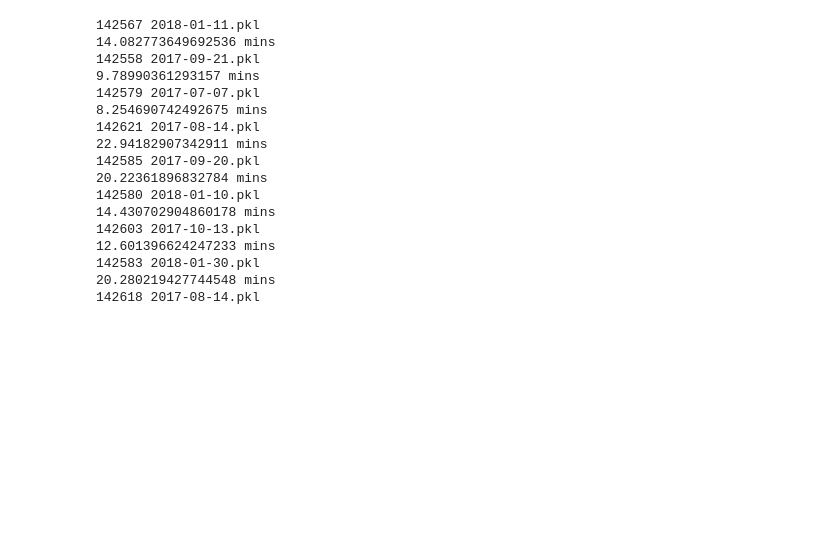
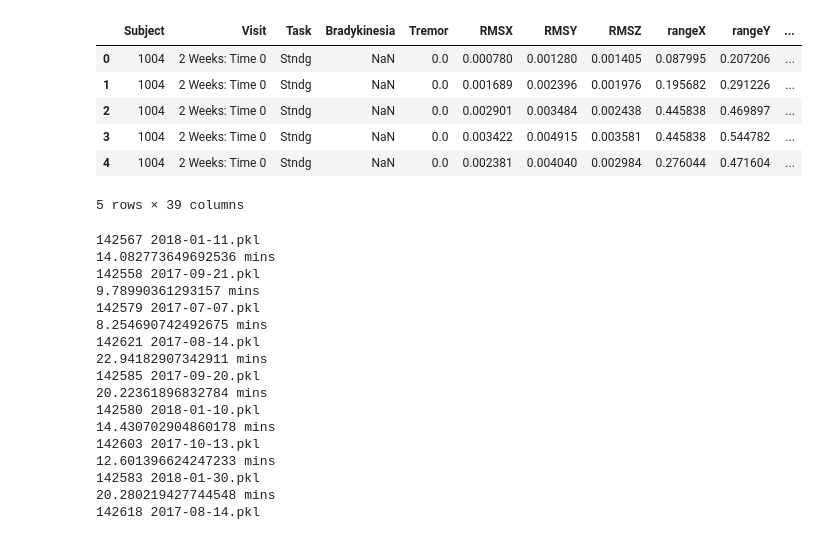
Before and after one commit to nshawen/CIS-PD_Curation, a Jupyter notebook: SmartWatchDataPreprocessor-Home Data.ipynb, the cells around one changed output. Saved outputs shown, nothing was run; the diff lists cells and outputs as text; code cells hidden in the pictures; blank space fills up the shorter version.

```diff
--- a/SmartWatchDataPreprocessor-Home Data.ipynb
+++ b/SmartWatchDataPreprocessor-Home Data.ipynb
@@ -47 +47,3 @@ mot_scores.loc[mot_scores['visit']=='1 Month','visit']='4 Weeks'
+# %%
+mot_scores = pd.read_excel('//FS2.smpp.local/RTO/CIS-PD Study/Scores/MotorTasks.xls')
 # %%
@@ -54,5 +67,5 @@ success_rates = []
 # %%
-def DataAggregator(subjDict,taskList_Abb,taskScores,sessionList,freq):
+def DataAggregator(subjDict,taskList_Abb,taskScores,sessionList):
 
     Data = pd.DataFrame()
 
@@ -74,11 +87,11 @@ def DataAggregator(subjDict,taskList_Abb,taskScores,sessionList,freq):
                 visit = sessionList[trial]
 
                 try:
-                    data = pd.read_csv('X:CIS-PD Study\\MJFF Curation\\TaskAcc\\' + str(subj) + '_' + str(trial) +
+                    data = pd.read_csv('//FS2.smpp.local//RTO//CIS-PD Study//MJFF Curation//TaskAcc//' + str(subj) + '_' + str(trial) +
                                       '_' + task + '.csv',parse_dates=['timestamp'])[['timestamp','x','y','z']]
 
                 except:
-                    #print('No data found for %s trial %d'%(task,trial))
+                    print('No data found for %s trial %d'%(task,trial))
                     continue
 
                 side = subjDict[subj]
@@ -92,9 +105,10 @@ def DataAggregator(subjDict,taskList_Abb,taskScores,sessionList,freq):
                 data['timestamp'] = (data.timestamp.values - data.timestamp.values[0]).astype('timedelta64[ms]').astype(int)
                 data = data.set_index('timestamp')
 
-                data = HPfilter(data)
+                data = filterdata(data,'highpass')
+#                 data = filterdata(data,'lowpass',cutoff=3)
 
-                clip_data = gen_clips_mc10(data,downsample=freq,basefreq=50)
+                clip_data = gen_clips(data)
 
                 for c in range(len(clip_data['data'])):
                     N = pd.DataFrame()
@@ -119,9 +133,6 @@ def DataAggregator(subjDict,taskList_Abb,taskScores,sessionList,freq):
     cols = ['Subject','Visit','Task','Bradykinesia','Tremor'] + featcols
     Data = Data[cols]
 
-    #if freq==50:
-        #numSamples.to_csv('Z:CIS-PD Study\\Watch Sample Lengths.csv')
-
     return Data
 
-    #Data.to_csv('Z:CIS-PD Study\\Smartwatch Data 50Hz.csv')
+    Data.to_csv('//FS2.smpp.local/RTO/CIS-PD Study\\Clinic WACC features\\FeaturesHP1subj.csv')
@@ -127,0 +160,2 @@ def DataAggregator(subjDict,taskList_Abb,taskScores,sessionList,freq):
+# %%
+Data=DataAggregator(subjDict,taskList_Abb,taskScores,sessionList)
@@ -128,3 +179,13 @@ def DataAggregator(subjDict,taskList_Abb,taskScores,sessionList,freq):
+# %%
+Data.head()
+# %% [output]
+|  | Subject | Visit | Task | Bradykinesia | Tremor | RMSX | RMSY | RMSZ | rangeX | rangeY | ... |
+| 0 | 1004 | 2 Weeks: Time 0 | Stndg | NaN | 0.0 | 0.000780 | 0.001280 | 0.001405 | 0.087995 | 0.207206 | ... |
+| 1 | 1004 | 2 Weeks: Time 0 | Stndg | NaN | 0.0 | 0.001689 | 0.002396 | 0.001976 | 0.195682 | 0.291226 | ... |
+| 2 | 1004 | 2 Weeks: Time 0 | Stndg | NaN | 0.0 | 0.002901 | 0.003484 | 0.002438 | 0.445838 | 0.469897 | ... |
+| 3 | 1004 | 2 Weeks: Time 0 | Stndg | NaN | 0.0 | 0.003422 | 0.004915 | 0.003581 | 0.445838 | 0.544782 | ... |
+| 4 | 1004 | 2 Weeks: Time 0 | Stndg | NaN | 0.0 | 0.002381 | 0.004040 | 0.002984 | 0.276044 | 0.471604 | ... |
+5 rows × 39 columns
 # %%
 # get the 4 digit user_id from the corresponding 6 digit user_id
 def user_id_6_to_4(user_id_6):
```
Also changed, not shown: parts of 8 cells of this notebook, 1 other file.
